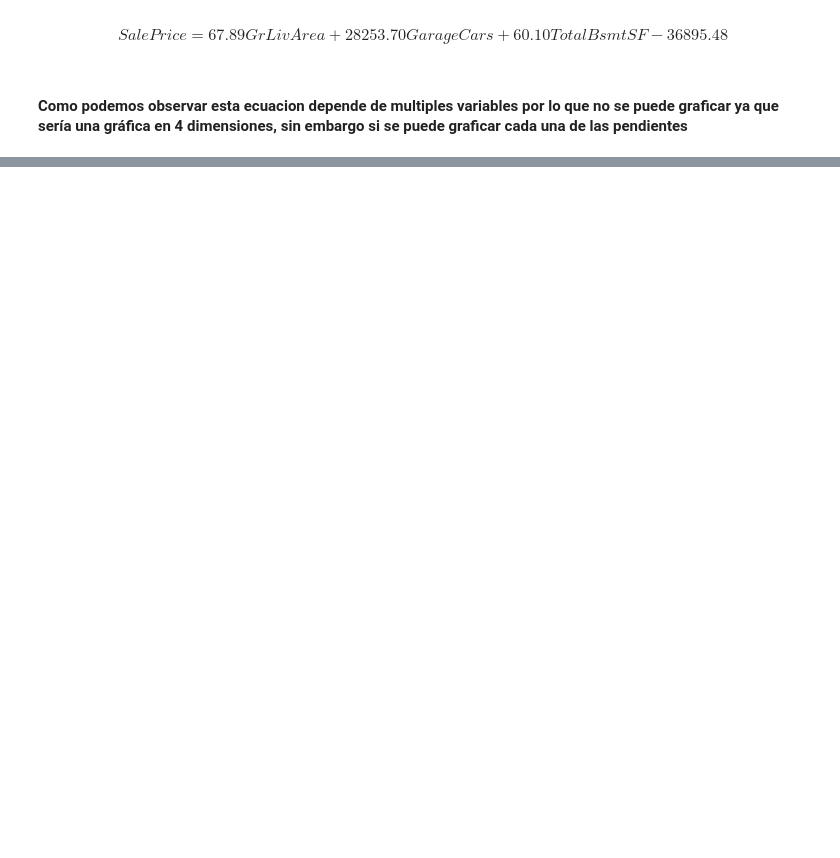
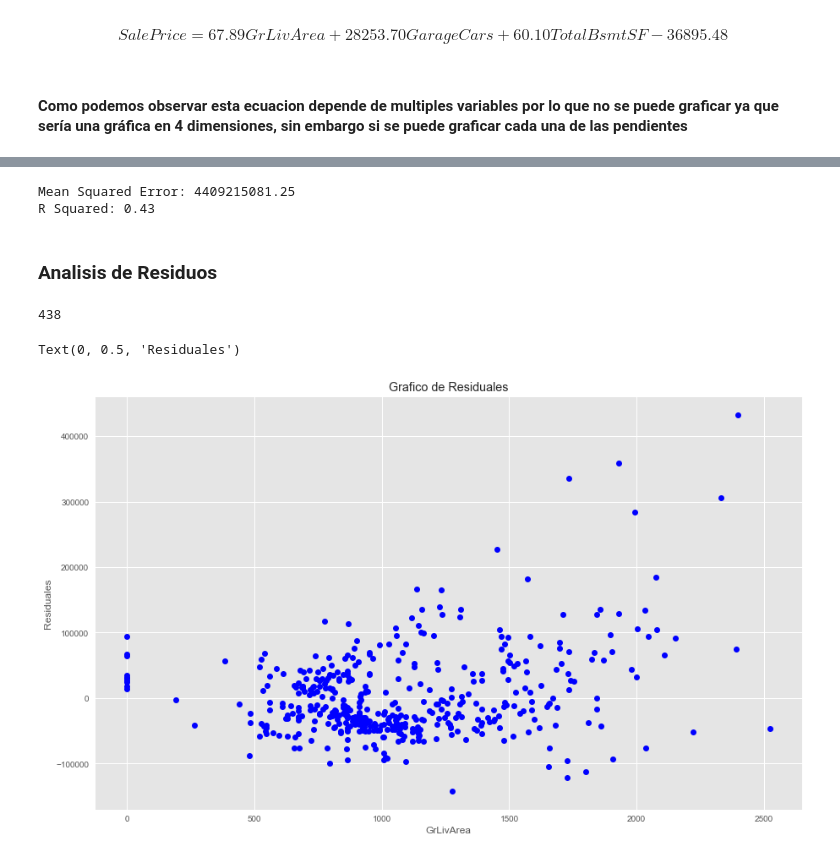
Before and after one commit to JJHH06/HT4LinearRegresionModels, a Jupyter notebook: HDT4.ipynb, the cells around one changed output, grey strips where cells are left out. Cells and saved outputs as stored; diff of their text form; code cells hidden in the pictures; blank space fills up the shorter version.

Commit message:
Error y análisis de residuos

```diff
--- a/HDT4.ipynb
+++ b/HDT4.ipynb
@@ -166,0 +167,24 @@ plt.plot(p_length_pred, p_width_t, color="blue")
+# %%
+meanSquaredError = mean_squared_error(p_length_t, p_length_pred)
+rsqueared = r2_score(p_length_t, p_length_pred)
+
+print("Mean Squared Error: %.2f" % meanSquaredError)
+print("R Squared: %.2f" % rsqueared)
+# %% [output]
+Mean Squared Error: 4409215081.25
+R Squared: 0.43
+# %% [markdown]
+### Analisis de Residuos
+# %%
+residuales = p_length_t - p_length_pred
+len(residuales)
+# %% [output]
+438
+# %%
+plt.plot(p_width_t, residuales, 'o', color='blue')
+plt.title('Grafico de Residuales')
+plt.xlabel('GrLivArea')
+plt.ylabel('Residuales')
+# %% [output]
+Text(0, 0.5, 'Residuales')
+[figure, added]
```
Also changed, not shown: parts of 9 cells of this notebook.
